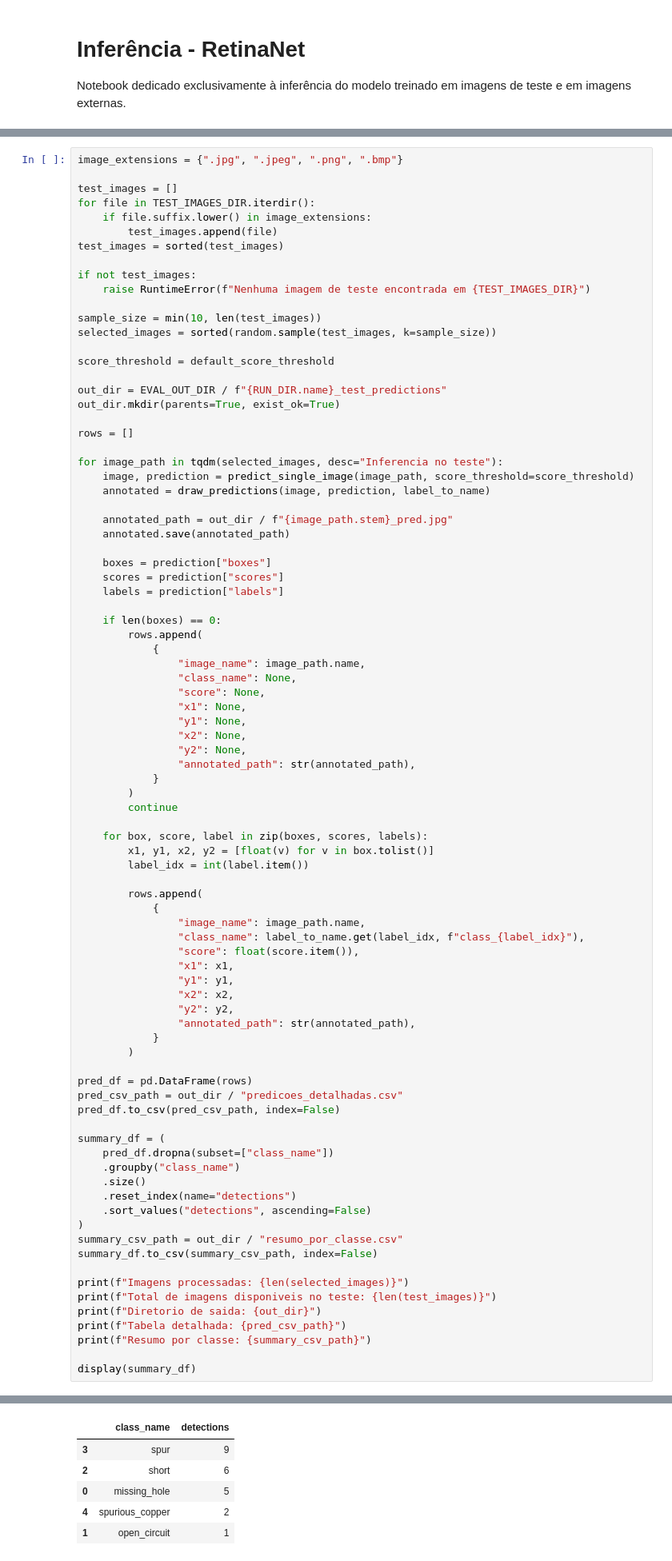
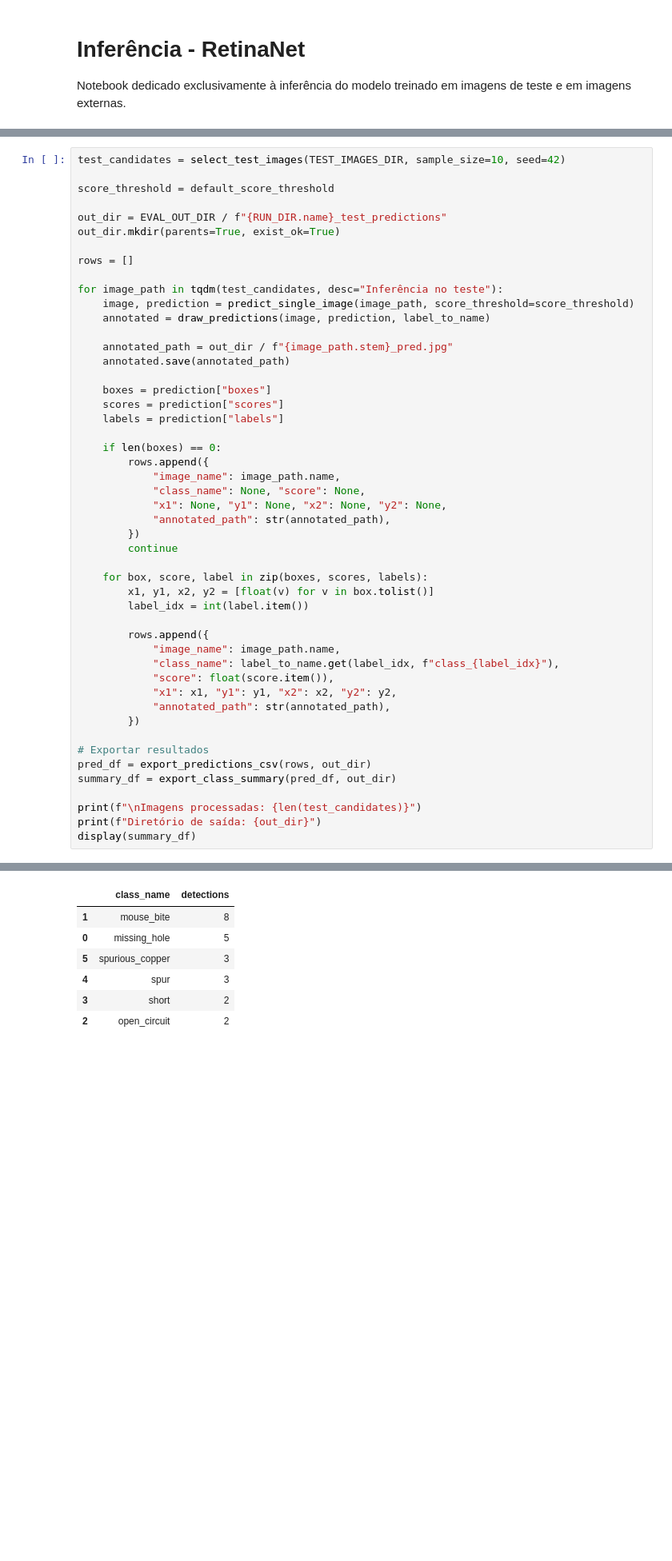
Before and after one commit to alehholiveira/pcb-defect-detection, a Jupyter notebook: neural-links-pcb-defect-detection/RetinaNet_inferencia.ipynb, the cells around one changed output, grey strips where cells are left out. Shown at 80% size. Saved outputs shown, nothing was run; the diff lists cells and outputs as text; blank space fills up the shorter version.

Commit message:
refactor: refactor: Criar pcb_utils.py e refatorar notebooks de inferência e validação

```diff
--- a/neural-links-pcb-defect-detection/RetinaNet_inferencia.ipynb
+++ b/neural-links-pcb-defect-detection/RetinaNet_inferencia.ipynb
@@ -150,17 +111,5 @@ def draw_predictions(image, prediction, label_to_name):
 # %%
-image_extensions = {".jpg", ".jpeg", ".png", ".bmp"}
-
-test_images = []
-for file in TEST_IMAGES_DIR.iterdir():
-    if file.suffix.lower() in image_extensions:
-        test_images.append(file)
-test_images = sorted(test_images)
-
-if not test_images:
-    raise RuntimeError(f"Nenhuma imagem de teste encontrada em {TEST_IMAGES_DIR}")
-
-sample_size = min(10, len(test_images))
-selected_images = sorted(random.sample(test_images, k=sample_size))
+test_candidates = select_test_images(TEST_IMAGES_DIR, sample_size=10, seed=42)
 
 score_threshold = default_score_threshold
 
@@ -169,7 +118,7 @@ out_dir.mkdir(parents=True, exist_ok=True)
 
 rows = []
 
-for image_path in tqdm(selected_images, desc="Inferencia no teste"):
+for image_path in tqdm(test_candidates, desc="Inferência no teste"):
     image, prediction = predict_single_image(image_path, score_threshold=score_threshold)
     annotated = draw_predictions(image, prediction, label_to_name)
 
@@ -181,56 +130,31 @@ for image_path in tqdm(selected_images, desc="Inferencia no teste"):
     labels = prediction["labels"]
 
     if len(boxes) == 0:
-        rows.append(
-            {
-                "image_name": image_path.name,
-                "class_name": None,
-                "score": None,
-                "x1": None,
-                "y1": None,
-                "x2": None,
-                "y2": None,
-                "annotated_path": str(annotated_path),
-            }
-        )
+        rows.append({
+            "image_name": image_path.name,
+            "class_name": None, "score": None,
+            "x1": None, "y1": None, "x2": None, "y2": None,
+            "annotated_path": str(annotated_path),
+        })
         continue
 
     for box, score, label in zip(boxes, scores, labels):
         x1, y1, x2, y2 = [float(v) for v in box.tolist()]
         label_idx = int(label.item())
 
-        rows.append(
-            {
-                "image_name": image_path.name,
-                "class_name": label_to_name.get(label_idx, f"class_{label_idx}"),
-                "score": float(score.item()),
-                "x1": x1,
-                "y1": y1,
-                "x2": x2,
-                "y2": y2,
-                "annotated_path": str(annotated_path),
-            }
-        )
+        rows.append({
+            "image_name": image_path.name,
+            "class_name": label_to_name.get(label_idx, f"class_{label_idx}"),
+            "score": float(score.item()),
+            "x1": x1, "y1": y1, "x2": x2, "y2": y2,
+            "annotated_path": str(annotated_path),
+        })
 
-pred_df = pd.DataFrame(rows)
-pred_csv_path = out_dir / "predicoes_detalhadas.csv"
-pred_df.to_csv(pred_csv_path, index=False)
+# Exportar resultados
+pred_df = export_predictions_csv(rows, out_dir)
+summary_df = export_class_summary(pred_df, out_dir)
 
-summary_df = (
-    pred_df.dropna(subset=["class_name"])
-    .groupby("class_name")
-    .size()
-    .reset_index(name="detections")
-    .sort_values("detections", ascending=False)
-)
-summary_csv_path = out_dir / "resumo_por_classe.csv"
-summary_df.to_csv(summary_csv_path, index=False)
-
-print(f"Imagens processadas: {len(selected_images)}")
-print(f"Total de imagens disponiveis no teste: {len(test_images)}")
-print(f"Diretorio de saida: {out_dir}")
-print(f"Tabela detalhada: {pred_csv_path}")
-print(f"Resumo por classe: {summary_csv_path}")
-
+print(f"\nImagens processadas: {len(test_candidates)}")
+print(f"Diretório de saída: {out_dir}")
 display(summary_df)
 # %% [output]
@@ -242,6 +167,7 @@ Resumo por classe: /home/alexandre-oliveira/Projetos/pcb-defect-detection/neural
 |  | class_name | detections |
-| 3 | spur | 9 |
-| 2 | short | 6 |
+| 1 | mouse_bite | 8 |
 | 0 | missing_hole | 5 |
-| 4 | spurious_copper | 2 |
-| 1 | open_circuit | 1 |
+| 5 | spurious_copper | 3 |
+| 4 | spur | 3 |
+| 3 | short | 2 |
+| 2 | open_circuit | 2 |
```
Also changed, not shown: parts of 9 cells of this notebook, 6 other files.
